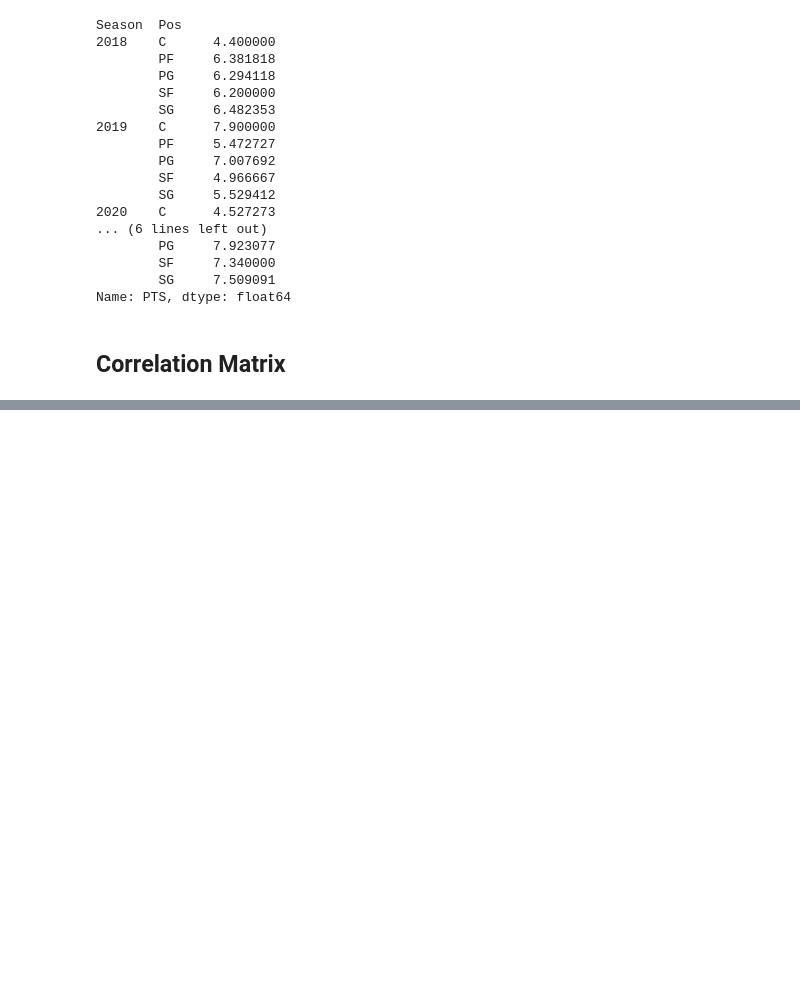
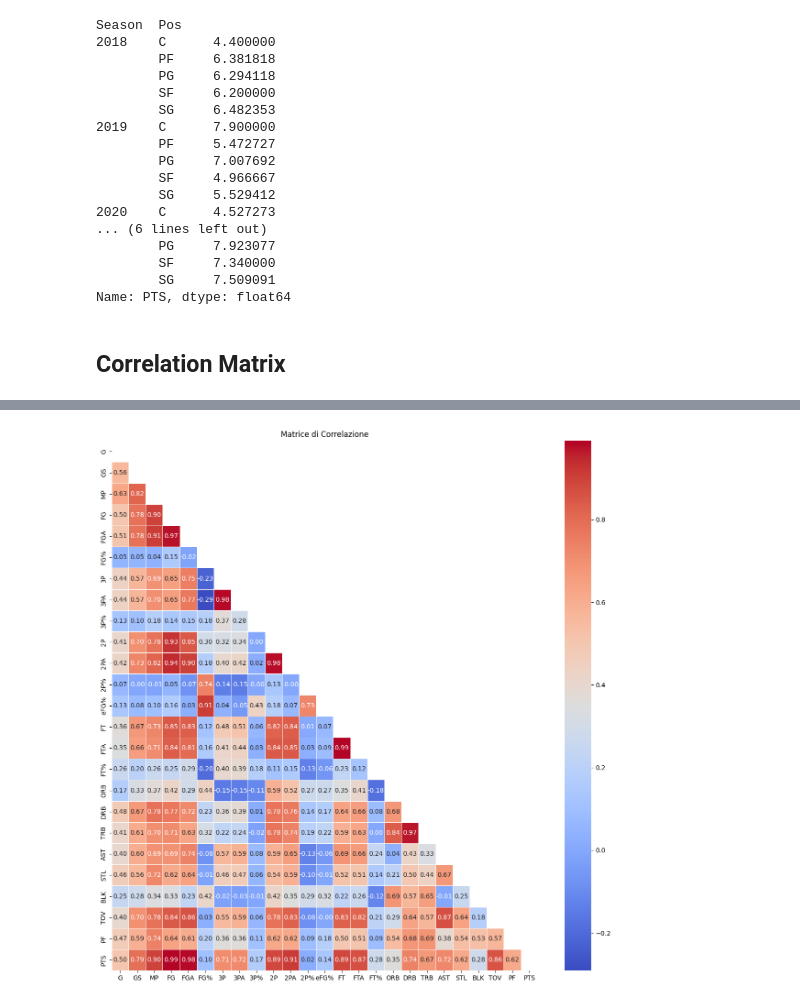
Before and after one commit to ywateba/fds_2023_project, a Jupyter notebook: fds_project.ipynb, the cells around one changed output, grey strips where cells are left out. Drawn from its saved outputs; the diff is of its cells as text; code cells hidden in the pictures; blank space fills up the shorter version.

```diff
--- a/fds_project.ipynb
+++ b/fds_project.ipynb
@@ -358,0 +356,20 @@ plt.show()
+# %%
+# CORRELATION MATRIX OF SECOND YEAR
+columns_of_interest = ['G', 'GS', 'MP', 'FG', 'FGA', 'FG%', '3P', '3PA', '3P%', '2P', '2PA', '2P%', 'eFG%',
+                        'FT', 'FTA', 'FT%', 'ORB', 'DRB', 'TRB', 'AST', 'STL', 'BLK', 'TOV', 'PF', 'PTS']
+
+subset_df = second_year[columns_of_interest]
+
+# Calcolo della matrice di correlazione
+correlation_matrix_2 = subset_df.corr()
+
+# Creazione di una matrice con la stessa forma di quella di correlazione ma con valori NaN
+mask_2 = np.triu(np.ones_like(correlation_matrix_2, dtype=bool))
+
+# Creazione di un heatmap per visualizzare solo la metà superiore della matrice di correlazione
+plt.figure(figsize=(15, 15))
+sns.heatmap(correlation_matrix_2, annot=True, cmap='coolwarm', fmt=".2f", linewidths=.5, mask=mask_2)
+plt.title("Matrice di Correlazione")
+plt.show()
+# %% [output]
+[figure, added]
```
Also changed, not shown: parts of 5 cells of this notebook.
